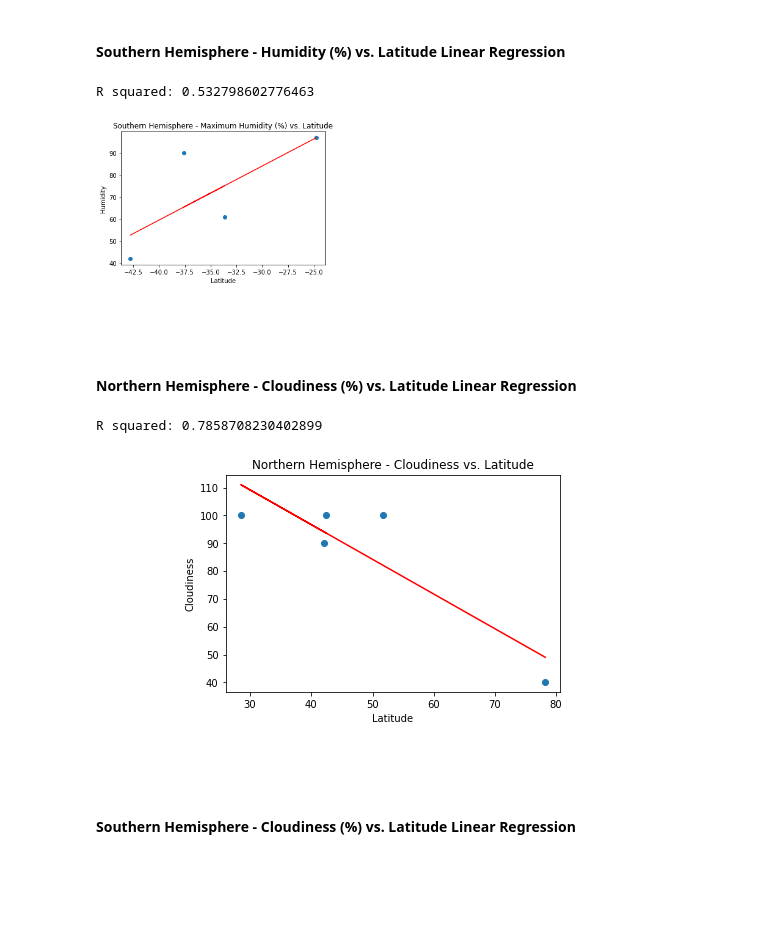
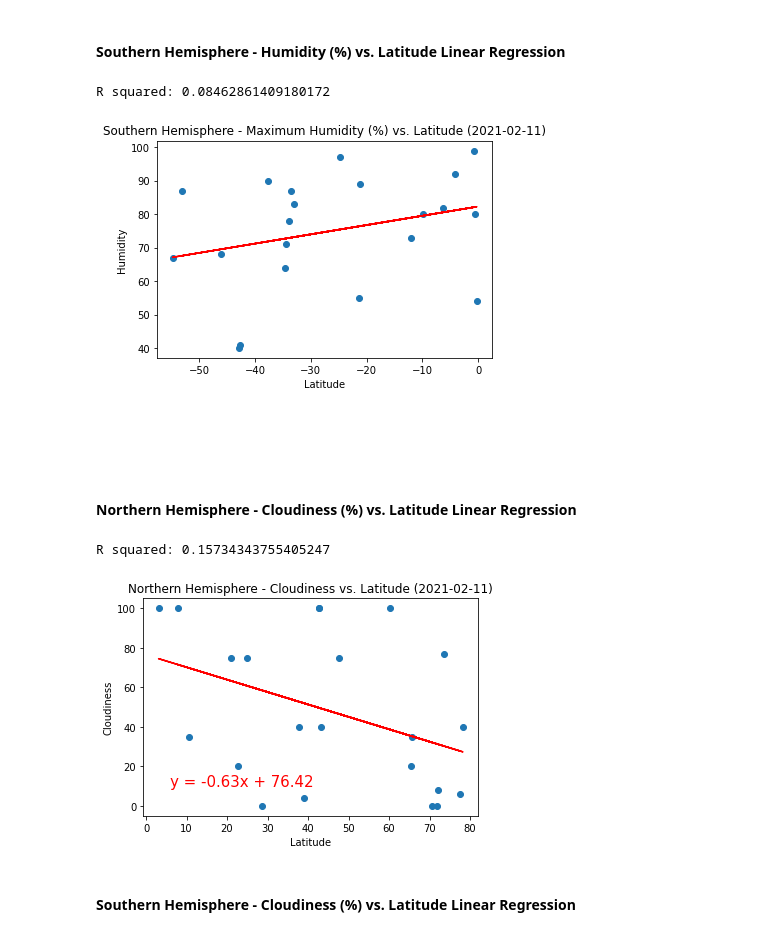
Before and after one commit to tonju27/python-api-challenge, a Jupyter notebook: WeatherPy/WeatherPy.ipynb, the cells around one changed output. Drawn from its saved outputs; the diff is of its cells as text; code cells hidden in the pictures; blank space fills up the shorter version.

```diff
--- a/WeatherPy/WeatherPy.ipynb
+++ b/WeatherPy/WeatherPy.ipynb
@@ -99,6 +100,6 @@ for x in range(len(cities)):
         print("value error pass")
 
     limit += 1
-    if limit == 10: break
+    if limit == 50: break
     time.sleep(1)
 # %% [output]
@@ -361,34 +371,34 @@ R squared: 0.17198044419173245
 # %%
 # assign x and y values
 x_values = southern["lat"]
 y_values = southern["humd"]
 
 # Run linear regression
 (slope, intercept, rvalue, pvalue, stderr) = linregress(x_values, y_values)
 regress_values = x_values * slope + intercept
 line_eq = "y = " + str(round(slope,2)) + "x + " + str(round(intercept,2))
 
 # Plot scatter plot
 plt.scatter(x_values,y_values)
 
 # Plot regression line
 plt.plot(x_values,regress_values,"r-")
 plt.annotate(line_eq,(6,10),fontsize=15,color="red")
 
 # Label plot
 
 plt.ylabel('Humidity')
 plt.xlabel('Latitude')
-plt.title('Southern Hemisphere - Maximum Humidity (%) vs. Latitude')
+plt.title("Southern Hemisphere - Maximum Humidity (%) vs. Latitude (" + tmpDate + ")")
 
 # Print r square value
 print(f"R squared: {rvalue**2}")
 
 # Show plot
 plt.show()
 # %% [output]
-R squared: 0.532798602776463
+R squared: 0.08462861409180172
-[figure, old version]
+[figure, new version]
 # %% [markdown]
 ####  Northern Hemisphere - Cloudiness (%) vs. Latitude Linear Regression
 # %%
@@ -411,7 +421,7 @@ plt.annotate(line_eq,(6,10),fontsize=15,color="red")
 # Label plot
 plt.ylabel('Cloudiness')
 plt.xlabel('Latitude')
-plt.title('Northern Hemisphere - Cloudiness vs. Latitude')
+plt.title("Northern Hemisphere - Cloudiness vs. Latitude (" + tmpDate + ")")
 
 # Print r square value
 print(f"R squared: {rvalue**2}")
@@ -419,8 +429,8 @@ print(f"R squared: {rvalue**2}")
 # Show plot
 plt.show()
 # %% [output]
-R squared: 0.7858708230402899
+R squared: 0.15734343755405247
-[figure, old version]
+[figure, new version]
 # %% [markdown]
 ####  Southern Hemisphere - Cloudiness (%) vs. Latitude Linear Regression
 # %%
```
Also changed, not shown: parts of 16 cells of this notebook, 6 other files.
